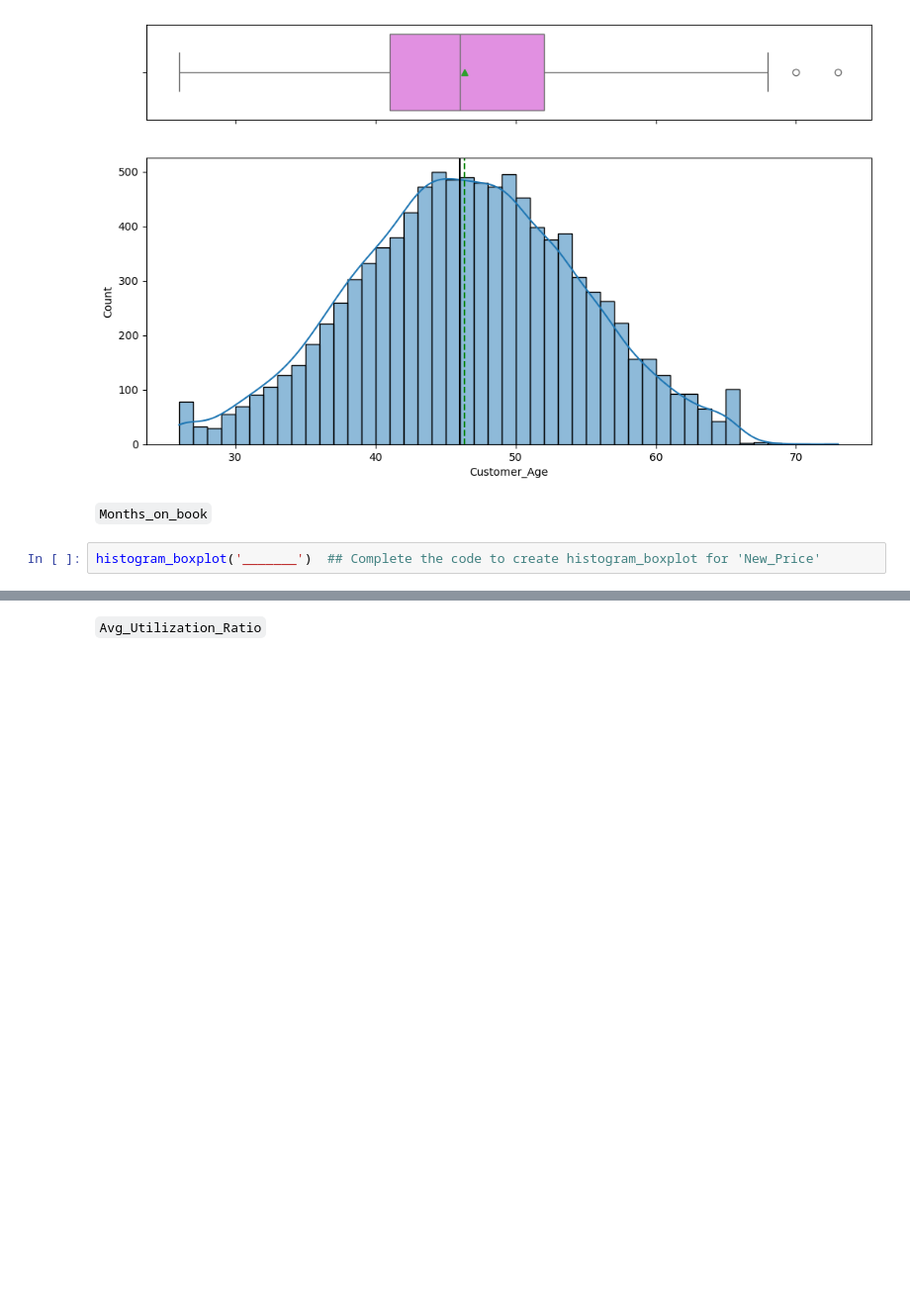
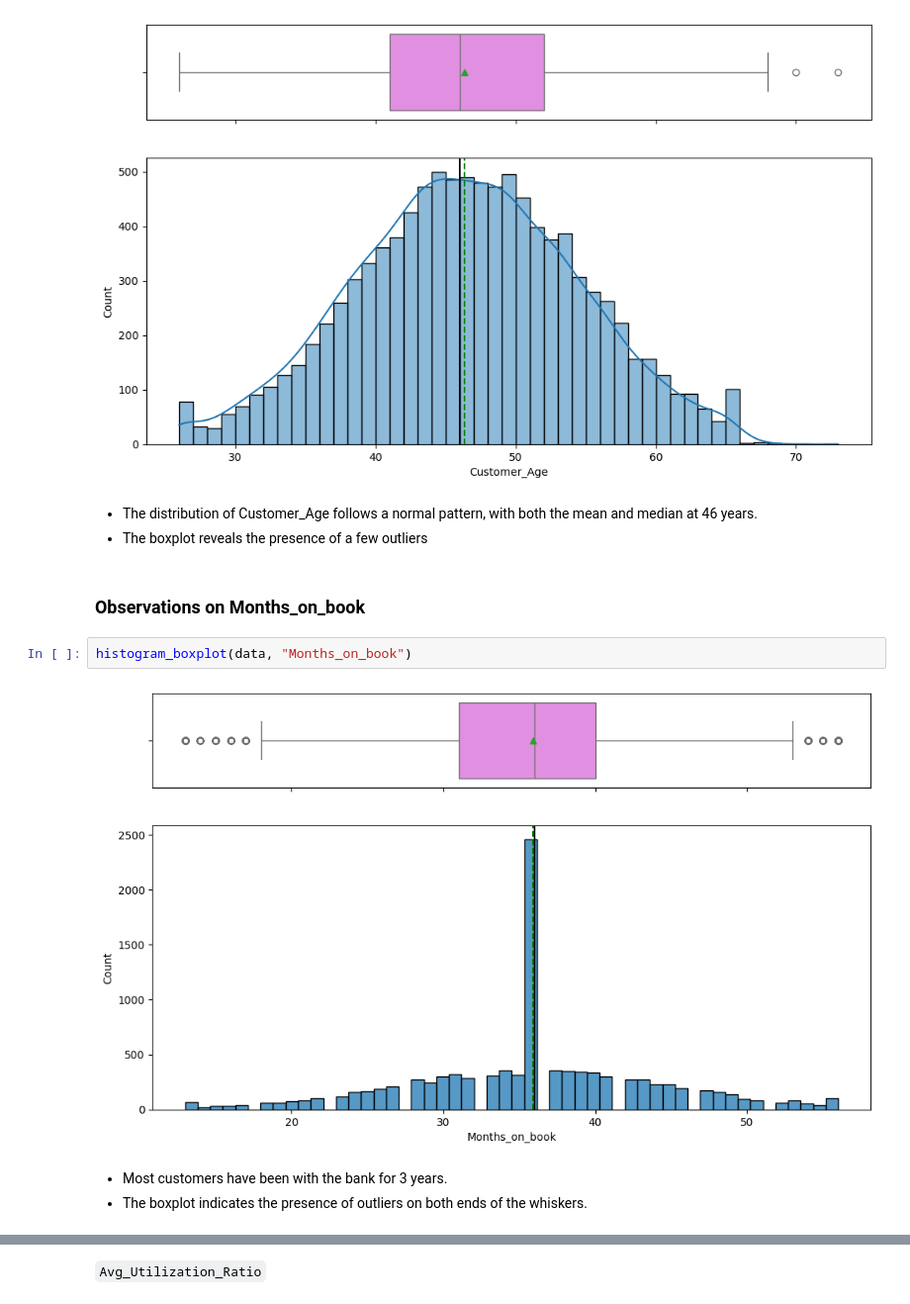
Before and after one commit to aimlalchemists/credit-card-users-churn-prediction, a Jupyter notebook: Credit_Card_Users_Churn_Prediction.ipynb, the cells around one changed output, grey strips where cells are left out. Shown at 99% size. Drawn from its saved outputs; the diff is of its cells as text; blank space fills up the shorter version.

```diff
--- a/Credit_Card_Users_Churn_Prediction.ipynb
+++ b/Credit_Card_Users_Churn_Prediction.ipynb
@@ -572,8 +572,16 @@ def distribution_plot_wrt_target(data, predictor, target):
 histogram_boxplot(data, "Customer_Age", kde=True)
 # %% [output]
 [figure]
+# %% [markdown]
+- The distribution of Customer_Age follows a normal pattern, with both the mean and median at 46 years.
+- The boxplot reveals the presence of a few outliers
 # %% [markdown]
-`Months_on_book`
+### **Observations on Months_on_book**
 # %%
-histogram_boxplot('_______')  ## Complete the code to create histogram_boxplot for 'New_Price'
+histogram_boxplot(data, "Months_on_book")
+# %% [output]
+[figure, added]
+# %% [markdown]
+- Most customers have been with the bank for 3 years.
+- The boxplot indicates the presence of outliers on both ends of the whiskers.
 # %% [markdown]
```
Also changed, not shown: parts of 23 cells of this notebook.
